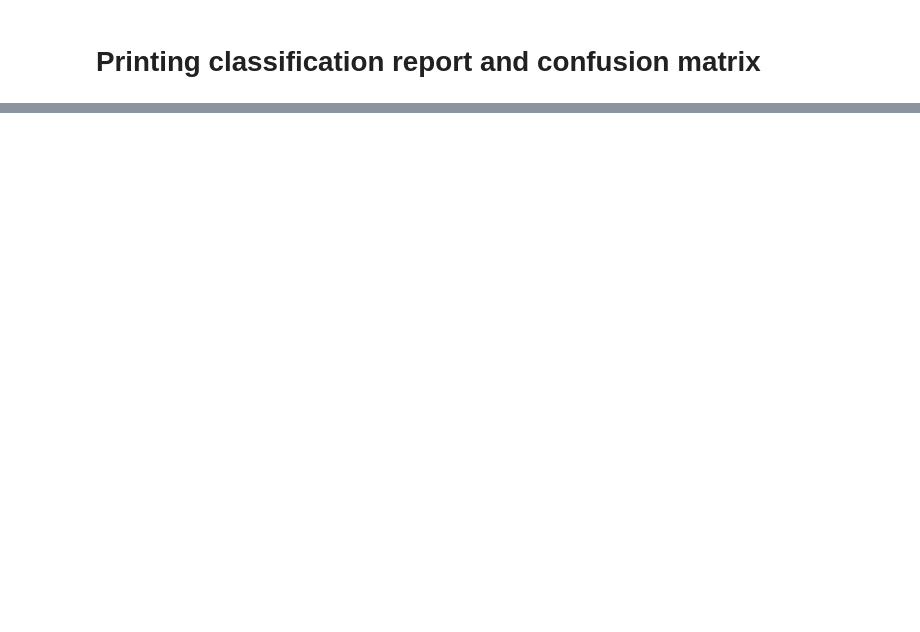
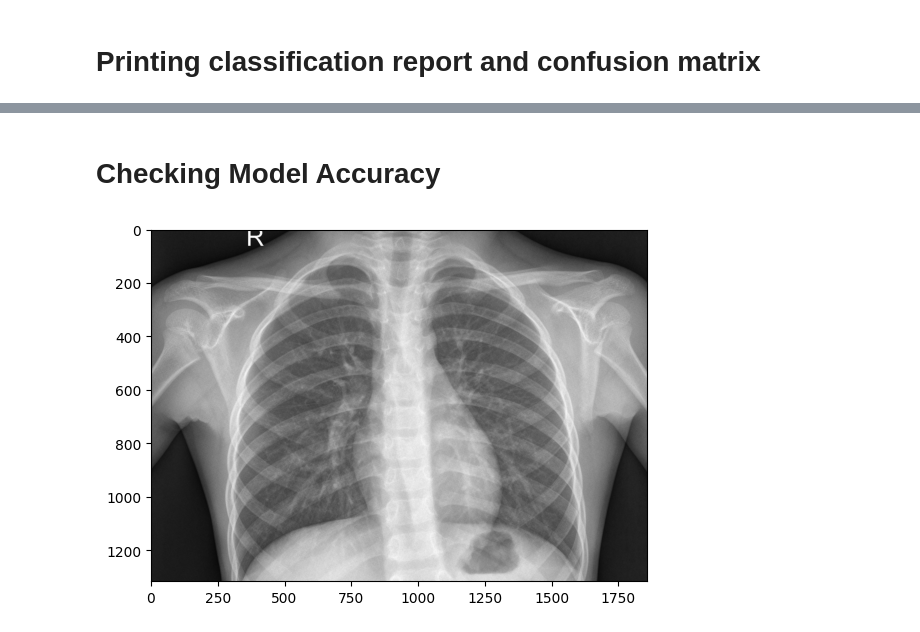
Before and after one commit to MAHMUDSWE/Machine-Learning-Lab, a Jupyter notebook: Lab Final/Problem_set_01.ipynb, the cells around one changed output, grey strips where cells are left out. Saved outputs shown, nothing was run; the diff lists cells and outputs as text; code cells hidden in the pictures; blank space fills up the shorter version.

Commit message:
visualizing model accuracy

```diff
--- a/Lab Final/Problem_set_01.ipynb
+++ b/Lab Final/Problem_set_01.ipynb
@@ -166,0 +168,11 @@ plt.show()
+# %% [markdown]
+# Checking Model Accuracy
+# %%
+import cv2
+import numpy as np
+
+img = cv2.imread('/content/drive/MyDrive/Project/ML/problem01/test/NORMAL/IM-0001-0001.jpeg')
+plt.imshow(img)
+plt.show()
+# %% [output]
+[figure, added]
```
Also changed, not shown: parts of 13 cells of this notebook.
